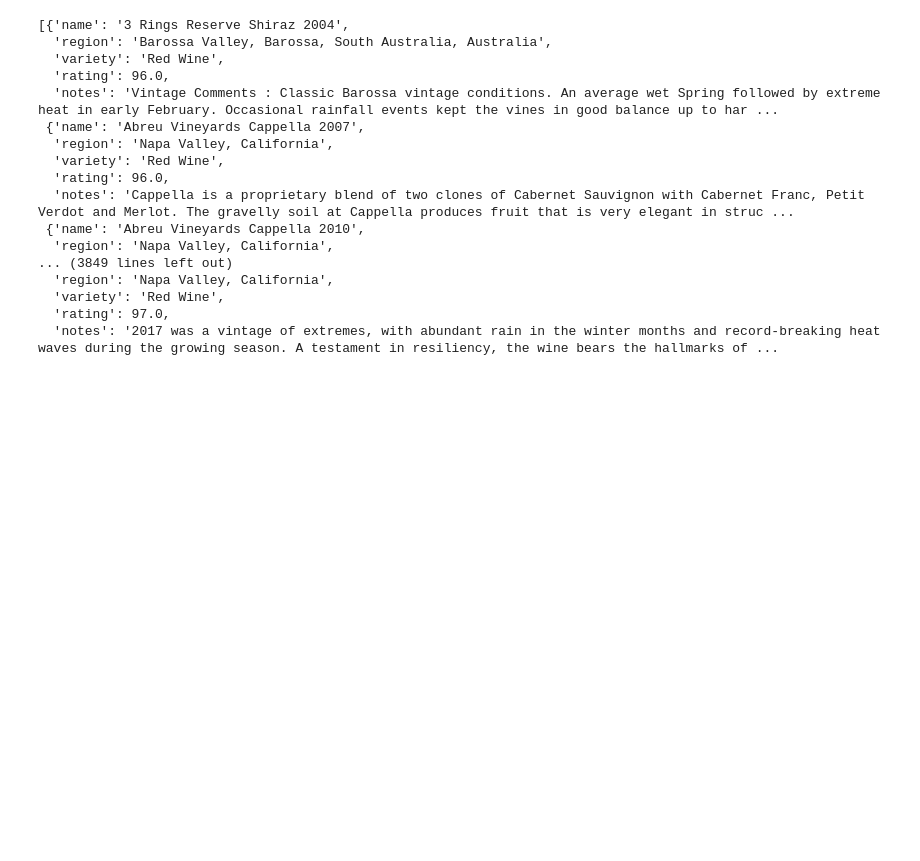
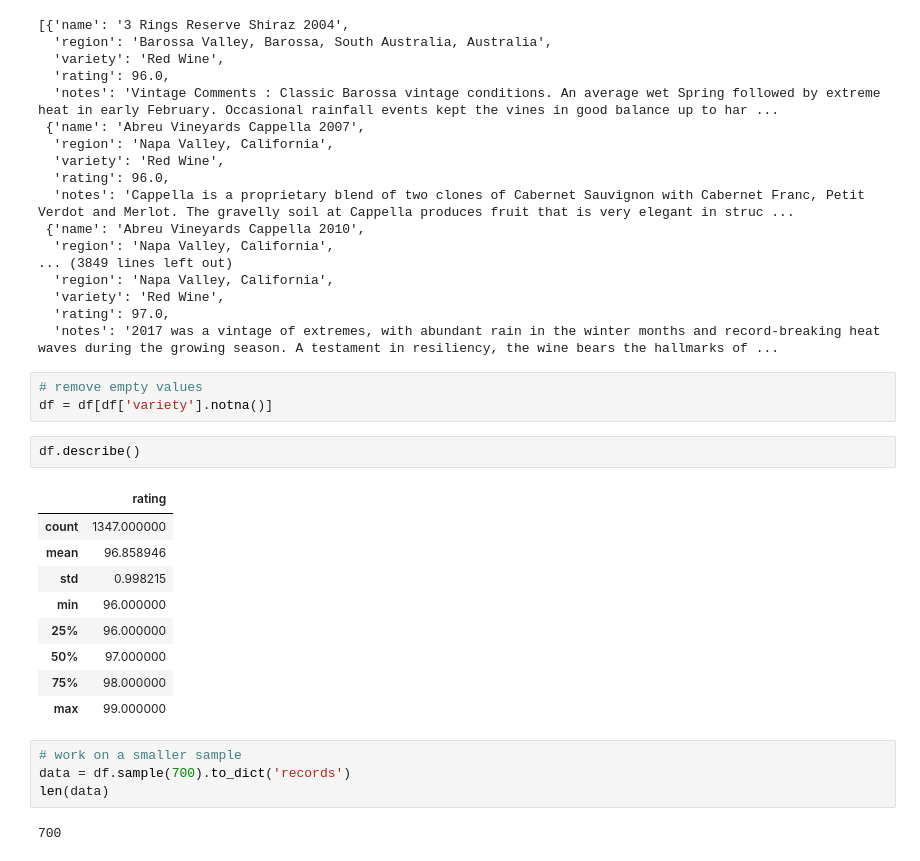
Before and after one commit to necibeahat/Retrieval-Augmentation-Generation, a Jupyter notebook: data-load.ipynb, the cells around one changed output. Drawn from its saved outputs; the diff is of its cells as text; blank space fills up the shorter version.

```diff
--- a/data-load.ipynb
+++ b/data-load.ipynb
@@ -54,3 +54,24 @@ df.to_dict('records')
   'variety': 'Red Wine',
   'rating': 97.0,
   'notes': '2017 was a vintage of extremes, with abundant rain in the winter months and record-breaking heat waves during the growing season. A testament in resiliency, the wine bears the hallmarks of ...
+# %%
+# remove empty values
+df = df[df['variety'].notna()]
+# %%
+df.describe()
+# %% [output]
+|  | rating |
+| count | 1347.000000 |
+| mean | 96.858946 |
+| std | 0.998215 |
+| min | 96.000000 |
+| 25% | 96.000000 |
+| 50% | 97.000000 |
+| 75% | 98.000000 |
+| max | 99.000000 |
+# %%
+# work on a smaller sample
+data = df.sample(700).to_dict('records')
+len(data)
+# %% [output]
+700
```
